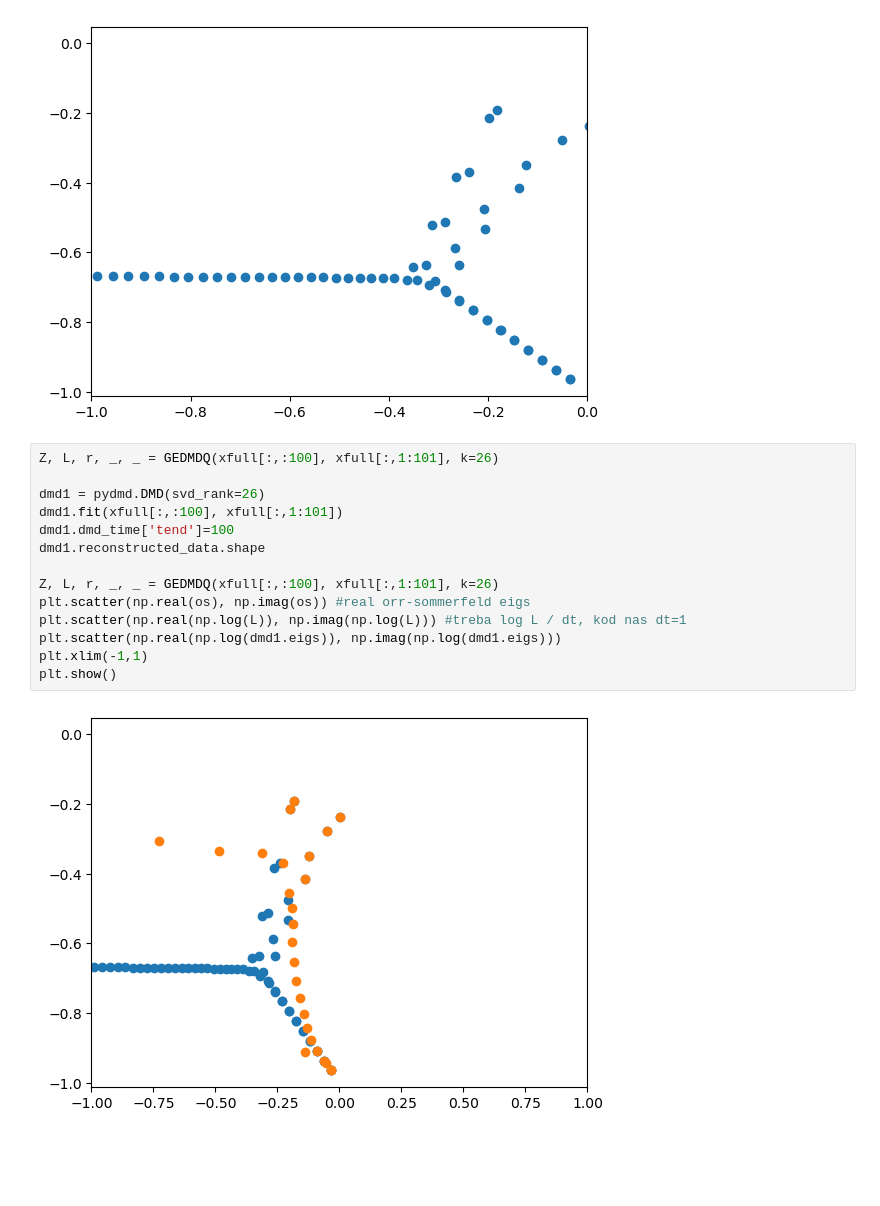
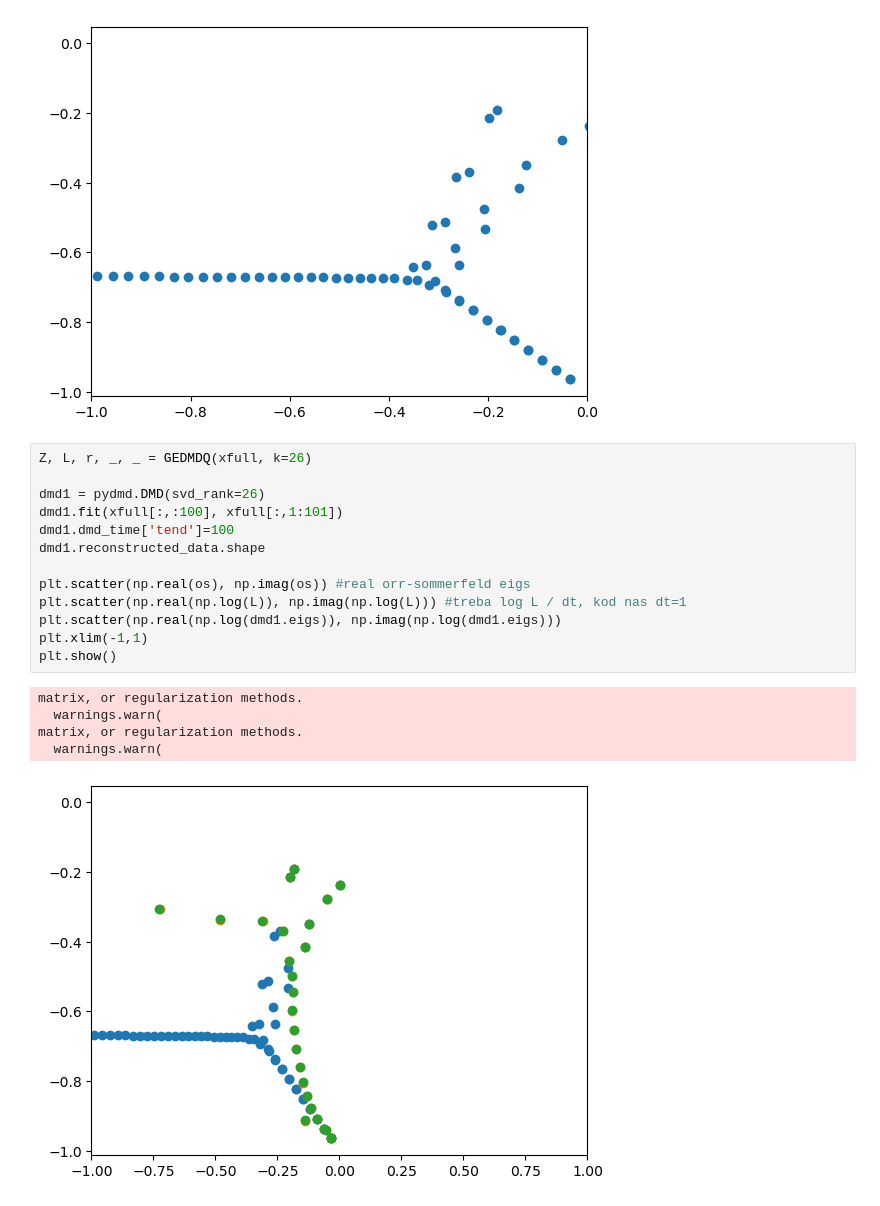
Before and after one commit to ela-d/DMD, a Jupyter notebook: Orr-Sommerfeld_example.ipynb, the cells around one changed output. Saved outputs shown, nothing was run; the diff lists cells and outputs as text; blank space fills up the shorter version.

```diff
--- a/Orr-Sommerfeld_example.ipynb
+++ b/Orr-Sommerfeld_example.ipynb
@@ -41,21 +42,24 @@ plt.show()
 # %% [output]
 [figure]
 # %%
-Z, L, r, _, _ = GEDMDQ(xfull[:,:100], xfull[:,1:101], k=26)
+Z, L, r, _, _ = GEDMDQ(xfull, k=26)
 
 dmd1 = pydmd.DMD(svd_rank=26)
 dmd1.fit(xfull[:,:100], xfull[:,1:101])
 dmd1.dmd_time['tend']=100
 dmd1.reconstructed_data.shape
 
-Z, L, r, _, _ = GEDMDQ(xfull[:,:100], xfull[:,1:101], k=26)
 plt.scatter(np.real(os), np.imag(os)) #real orr-sommerfeld eigs
 plt.scatter(np.real(np.log(L)), np.imag(np.log(L))) #treba log L / dt, kod nas dt=1
 plt.scatter(np.real(np.log(dmd1.eigs)), np.imag(np.log(dmd1.eigs)))
 plt.xlim(-1,1)
 plt.show()
 # %% [output]
+matrix, or regularization methods.
+  warnings.warn(
+matrix, or regularization methods.
+  warnings.warn(
-[figure, old version]
+[figure, new version]
 # %%
 plt.plot(1/r)
 plt.yscale('log')
```
Also changed, not shown: parts of 6 cells of this notebook.
